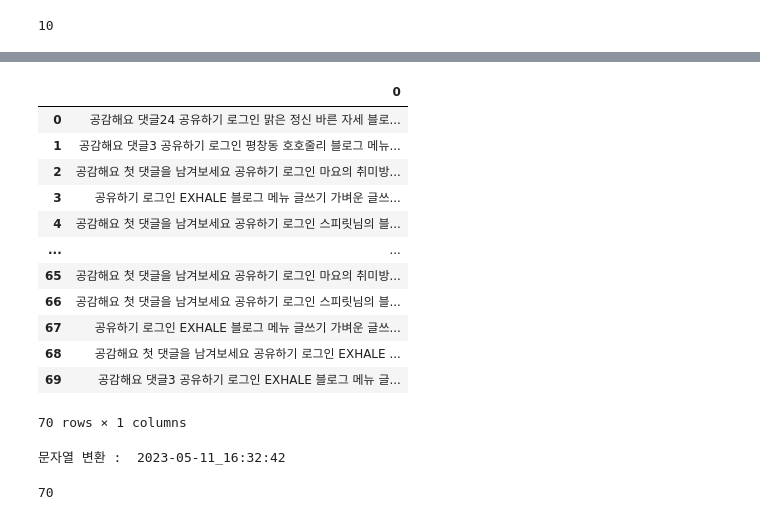
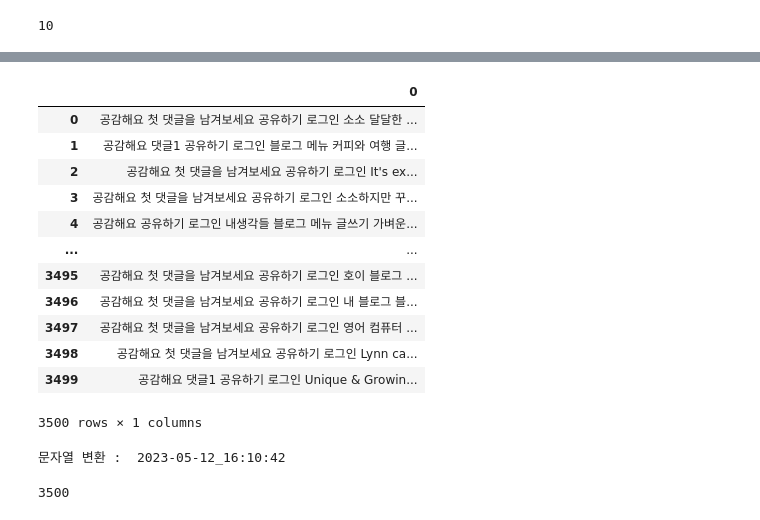
Before and after one commit to beatlegseoga/Data-Magician, a Jupyter notebook: KKS/crawling_fastcampus.ipynb, the cells around one changed output, grey strips where cells are left out. Drawn from its saved outputs; the diff is of its cells as text; code cells hidden in the pictures.

```diff
--- a/KKS/crawling_fastcampus.ipynb
+++ b/KKS/crawling_fastcampus.ipynb
@@ -22,14 +22,15 @@ len(pages_elements)
 # %% [output]
 10
 # %%
-pagenum = 10
+# 네이버 블로그에서 pagenum의 페이지에 해당하는 리뷰 크롤링
+pagenum = 500
 contents_list = []
 for i in range(pagenum):
     # if idx > 0:
     #     break
 
     # page.click()
-    browser.get(f'https://section.blog.naver.com/Search/Post.naver?pageNo={i+1}&rangeType=ALL&orderBy=sim&keyword=%ED%8C%A8%EC%8A%A4%ED%8A%B8%EC%BA%A0%ED%8D%BC%EC%8A%A4%20%ED%9B%84%EA%B8%B0')
+    browser.get(f'https://section.blog.naver.com/Search/Post.naver?pageNo={i+1}&rangeType=PERIOD&orderBy=sim&startDate=2022-01-01&endDate=2022-12-31&keyword=%ED%8C%A8%EC%8A%A4%ED%8A%B8%EC%BA%A0%ED%8D%BC%EC%8A%A4%20%ED%9B%84%EA%B8%B0')
     time.sleep(1)
 
     links_element = browser.find_elements(By.CLASS_NAME, 'desc_inner')
@@ -62,27 +63,4 @@ for i in range(pagenum):
 # print(contents_list)
 df = pd.DataFrame(contents_list)
 df
-
-    # if idx != 0:
-    #     browser.back()
-
-    # browser.get(url)
-        # browser.get(review)
-        # time.sleep(1)
-        # browser.execute_script("window.scrollTo(0,document.body.scrollHeight*1/7)")
-
-        # browser.find_element(By.TAG_NAME, 'body').click()#.find_elements(By.TAG_NAME, 'span')
-        # p = browser.find_element(By.TAG_NAME, 'iframe')
-        # print(p.get_attribute('id'))
-        # p_elements = p.find_elements(By.TAG_NAME, 'div')
-        # print(len(p_elements))
-        # for p in p_elements:
-        #     contents += p.text
-        #     print(contents)
-        # span_elements = browser.find_elements(By.TAG_NAME, 'span')
-        # print(len(span_elements))
-        # for span in span_elements:
-        #     contents += span.text
-        #     print(contents)
-        # browser.back()
 # %% [output]
@@ -106,13 +84,13 @@ https://blog.naver.com/PostView.naver?blogId=kindohlee&logNo=223037893664&redire
 |  | 0 |
-| 0 | 공감해요 댓글24 공유하기 로그인 맑은 정신 바른 자세 블로... |
-| 1 | 공감해요 댓글3 공유하기 로그인 평창동 호호줄리 블로그 메뉴... |
-| 2 | 공감해요 첫 댓글을 남겨보세요 공유하기 로그인 마요의 취미방... |
-| 3 | 공유하기 로그인 EXHALE 블로그 메뉴 글쓰기 가벼운 글쓰... |
-| 4 | 공감해요 첫 댓글을 남겨보세요 공유하기 로그인 스피릿님의 블... |
+| 0 | 공감해요 첫 댓글을 남겨보세요 공유하기 로그인 소소 달달한 ... |
+| 1 | 공감해요 댓글1 공유하기 로그인 블로그 메뉴 커피와 여행 글... |
+| 2 | 공감해요 첫 댓글을 남겨보세요 공유하기 로그인 It's ex... |
+| 3 | 공감해요 첫 댓글을 남겨보세요 공유하기 로그인 소소하지만 꾸... |
+| 4 | 공감해요 공유하기 로그인 내생각들 블로그 메뉴 글쓰기 가벼운... |
 | ... | ... |
-| 65 | 공감해요 첫 댓글을 남겨보세요 공유하기 로그인 마요의 취미방... |
-| 66 | 공감해요 첫 댓글을 남겨보세요 공유하기 로그인 스피릿님의 블... |
-| 67 | 공유하기 로그인 EXHALE 블로그 메뉴 글쓰기 가벼운 글쓰... |
-| 68 | 공감해요 첫 댓글을 남겨보세요 공유하기 로그인 EXHALE ... |
-| 69 | 공감해요 댓글3 공유하기 로그인 EXHALE 블로그 메뉴 글... |
+| 3495 | 공감해요 첫 댓글을 남겨보세요 공유하기 로그인 호이 블로그 ... |
+| 3496 | 공감해요 첫 댓글을 남겨보세요 공유하기 로그인 내 블로그 블... |
+| 3497 | 공감해요 첫 댓글을 남겨보세요 공유하기 로그인 영어 컴퓨터 ... |
+| 3498 | 공감해요 첫 댓글을 남겨보세요 공유하기 로그인 Lynn ca... |
+| 3499 | 공감해요 댓글1 공유하기 로그인 Unique & Growin... |
-70 rows × 1 columns
+3500 rows × 1 columns
@@ -119,4 +121,5 @@ https://blog.naver.com/PostView.naver?blogId=kindohlee&logNo=223037893664&redire
 # %%
+# csv 파일명(저장 시간을 파일명으로)
 from datetime import datetime
 
 now = datetime.now()
@@ -124,8 +127,9 @@ now = datetime.now()
 print("문자열 변환 : ", now.strftime('%Y-%m-%d_%H:%M:%S'))
 df.to_csv(f"{now.strftime('%Y-%m-%d_%H-%M-%S')}.csv", encoding="utf-8-sig")
 # %% [output]
-문자열 변환 :  2023-05-11_16:32:42
+문자열 변환 :  2023-05-12_16:10:42
-# %%
-len(contents_list)
-# %% [output]
-70
+# %%
+# 리뷰 개수
+len(contents_list)
+# %% [output]
+3500
```
Also changed, not shown: parts of 3 cells of this notebook, 4 other files.
